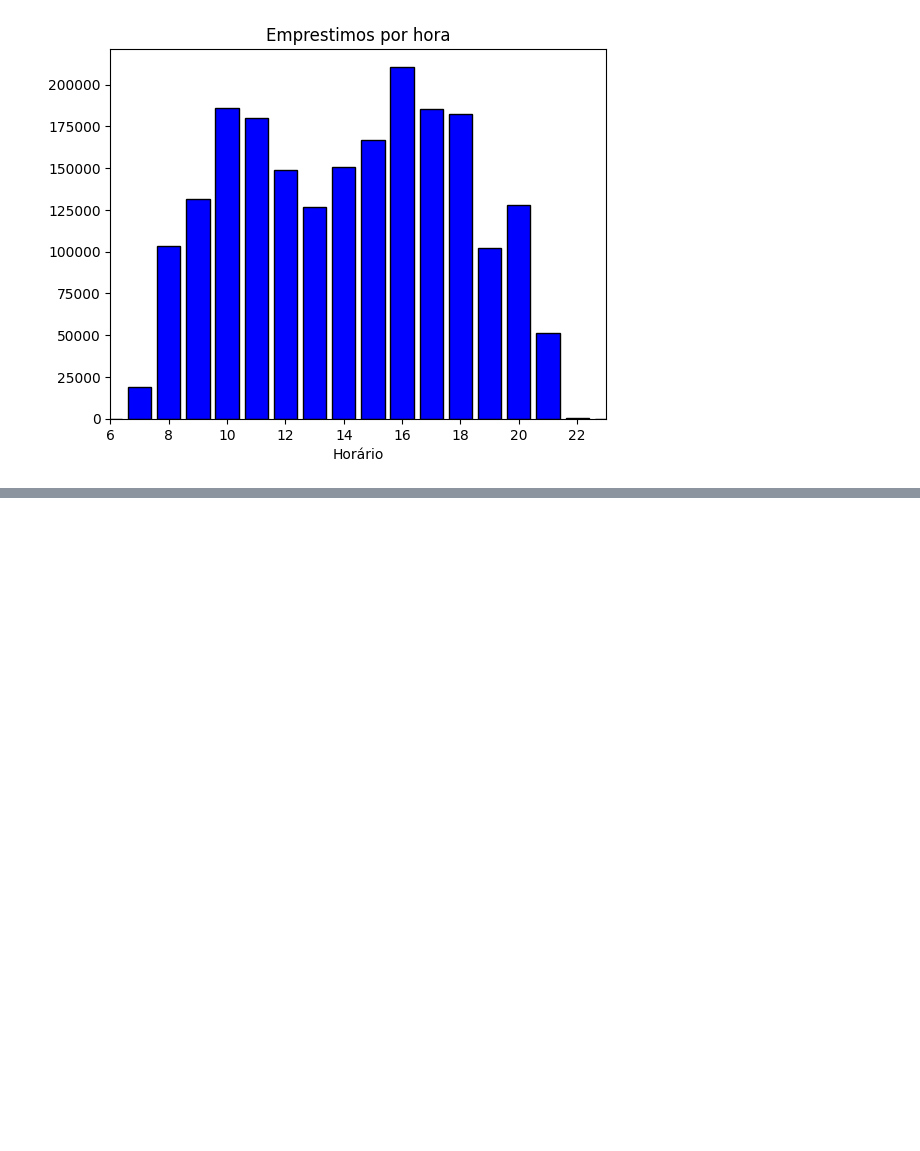
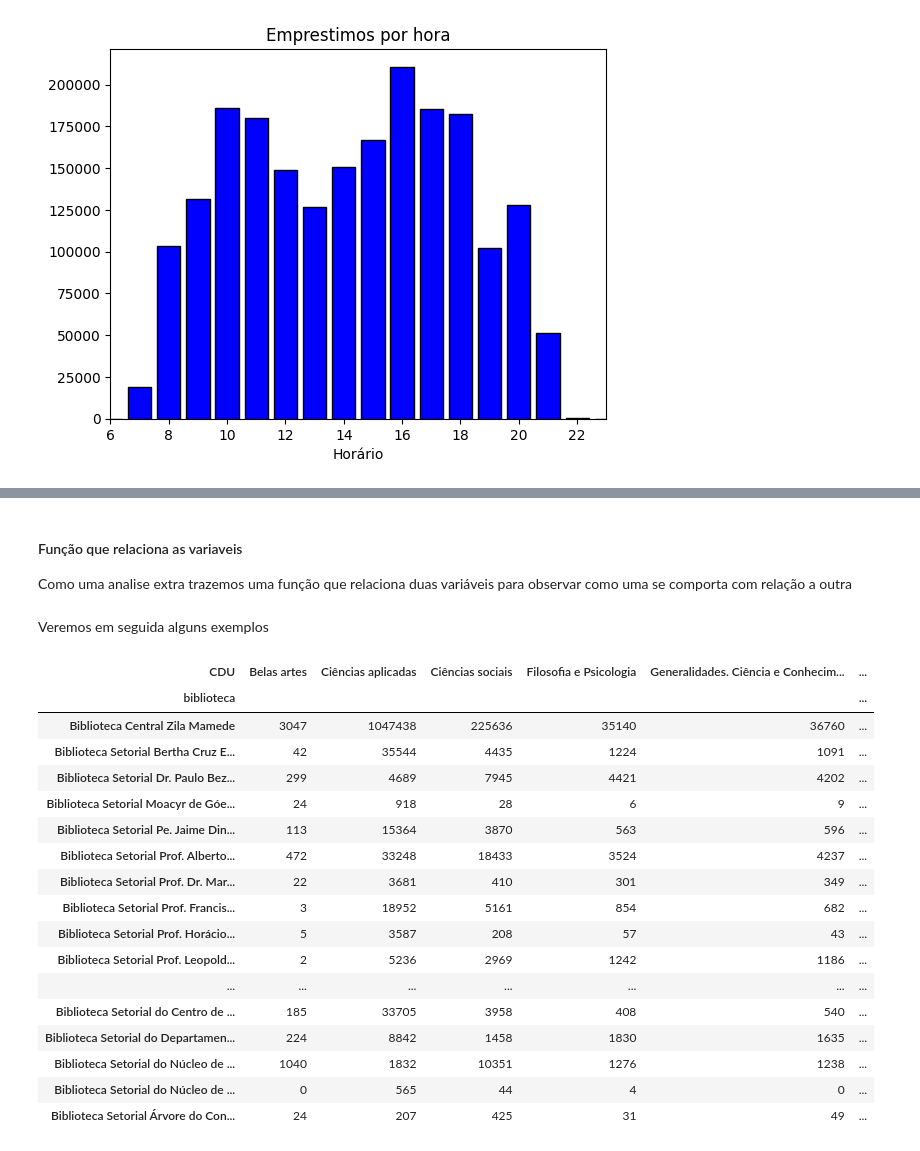
Before and after one commit to thaisornellas/tha_is_learning, a Jupyter notebook: 7days.ipynb, the cells around one changed output, grey strips where cells are left out. Cells and saved outputs as stored; diff of their text form; code cells hidden in the pictures; blank space fills up the shorter version.

Commit message:
Dia 4 do desafio de 7 dias de analise de dados

```diff
--- a/7days.ipynb
+++ b/7days.ipynb
@@ -388,0 +484,41 @@ Nota se uma maior demanda as 10h na parte da manhã e as 16h na parte da tarde.
+# %% [markdown]
+#### Função que relaciona as variaveis
+
+Como uma analise extra trazemos uma função que relaciona duas variáveis para observar como uma se comporta com relação a outra
+# %%
+def relacao_variaveis(variavel_1, variavel_2, tipo):
+
+    # função que relaciona duas variáveis #
+    # variavel_1: str #
+    # variavel_2: str #
+    # tipo: str (porcentagem ou total) #
+
+    relacao_variaveis = dados_totais.groupby([variavel_1, variavel_2]).size().unstack(fill_value=0)
+    if tipo == 'porcentagem':
+        relacao_variaveis = round(relacao_variaveis.div(relacao_variaveis.sum()) * 100)
+    elif tipo == 'total':
+        relacao_variaveis
+    return relacao_variaveis
+# %% [markdown]
+Veremos em seguida alguns exemplos
+# %%
+relacao_variaveis("biblioteca", "CDU", 'total')
+# %% [output]
+| CDU | Belas artes | Ciências aplicadas | Ciências sociais | Filosofia e Psicologia | Generalidades. Ciência e Conhecim... | ... |
+| biblioteca |  |  |  |  |  | ... |
+| Biblioteca Central Zila Mamede | 3047 | 1047438 | 225636 | 35140 | 36760 | ... |
+| Biblioteca Setorial Bertha Cruz E... | 42 | 35544 | 4435 | 1224 | 1091 | ... |
+| Biblioteca Setorial Dr. Paulo Bez... | 299 | 4689 | 7945 | 4421 | 4202 | ... |
+| Biblioteca Setorial Moacyr de Góe... | 24 | 918 | 28 | 6 | 9 | ... |
+| Biblioteca Setorial Pe. Jaime Din... | 113 | 15364 | 3870 | 563 | 596 | ... |
+| Biblioteca Setorial Prof. Alberto... | 472 | 33248 | 18433 | 3524 | 4237 | ... |
+| Biblioteca Setorial Prof. Dr. Mar... | 22 | 3681 | 410 | 301 | 349 | ... |
+| Biblioteca Setorial Prof. Francis... | 3 | 18952 | 5161 | 854 | 682 | ... |
+| Biblioteca Setorial Prof. Horácio... | 5 | 3587 | 208 | 57 | 43 | ... |
+| Biblioteca Setorial Prof. Leopold... | 2 | 5236 | 2969 | 1242 | 1186 | ... |
+| ... | ... | ... | ... | ... | ... | ... |
+| Biblioteca Setorial do Centro de ... | 185 | 33705 | 3958 | 408 | 540 | ... |
+| Biblioteca Setorial do Departamen... | 224 | 8842 | 1458 | 1830 | 1635 | ... |
+| Biblioteca Setorial do Núcleo de ... | 1040 | 1832 | 10351 | 1276 | 1238 | ... |
+| Biblioteca Setorial do Núcleo de ... | 0 | 565 | 44 | 4 | 0 | ... |
+| Biblioteca Setorial Árvore do Con... | 24 | 207 | 425 | 31 | 49 | ... |
```
Also changed, not shown: parts of 22 cells of this notebook.
